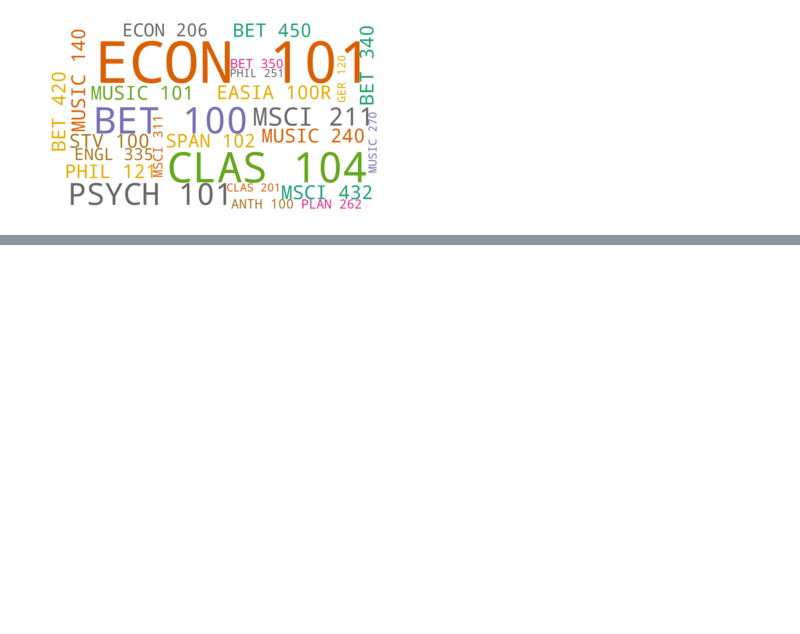
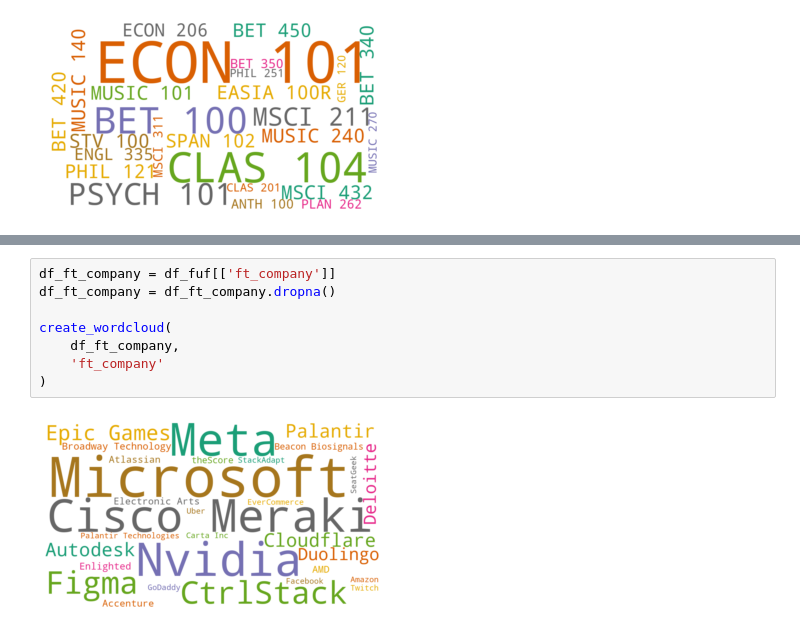
Before and after one commit to Nguyen-Kha/SYDE2023_Class_Profile, a Jupyter notebook: graph_generation/wordclouds.ipynb, the cells around one changed output, grey strips where cells are left out. Drawn from its saved outputs; the diff is of its cells as text; blank space fills up the shorter version.

```diff
--- a/graph_generation/wordclouds.ipynb
+++ b/graph_generation/wordclouds.ipynb
@@ -146,0 +205,10 @@ for course in course_list:
+# %%
+df_ft_company = df_fuf[['ft_company']]
+df_ft_company = df_ft_company.dropna()
+
+create_wordcloud(
+    df_ft_company,
+    'ft_company'
+)
+# %% [output]
+[figure, added]
```
Also changed, not shown: parts of 9 cells of this notebook, 1 other file.
